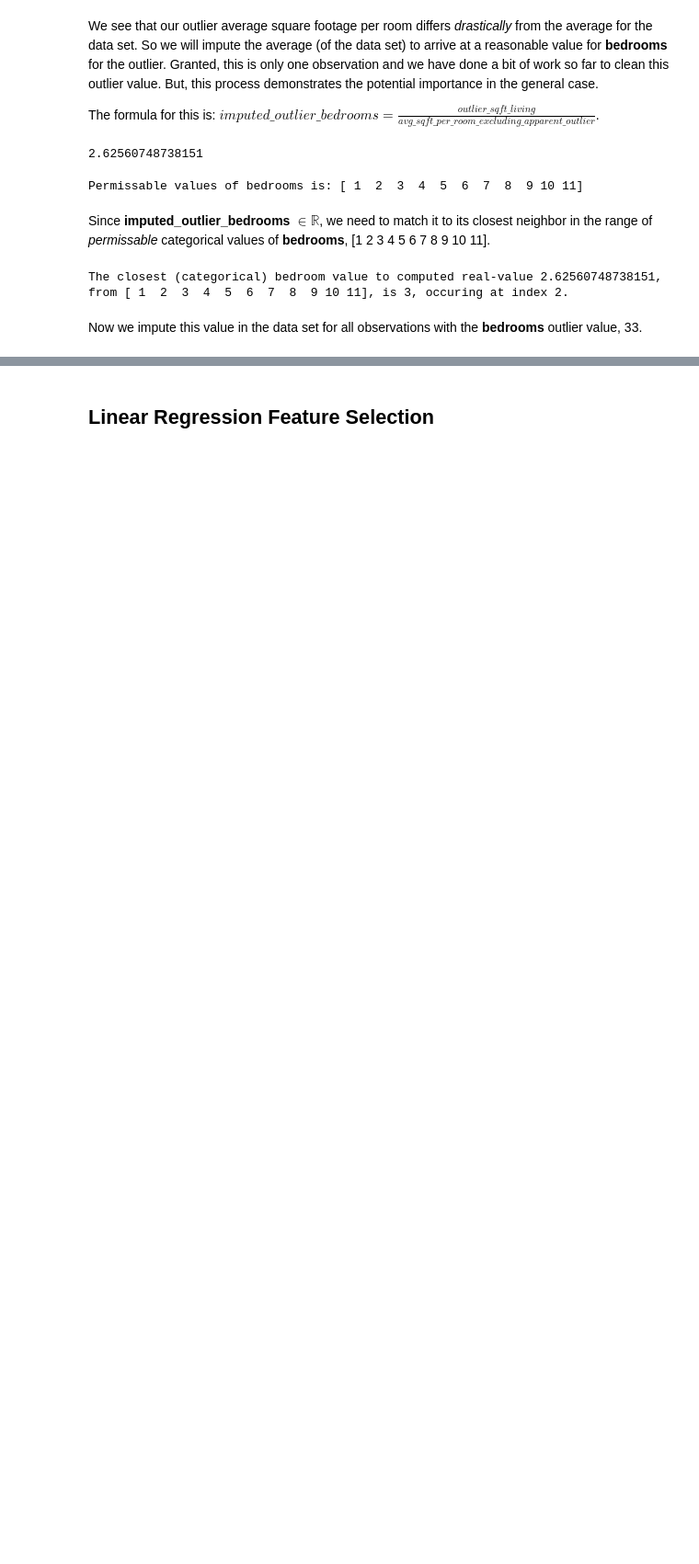
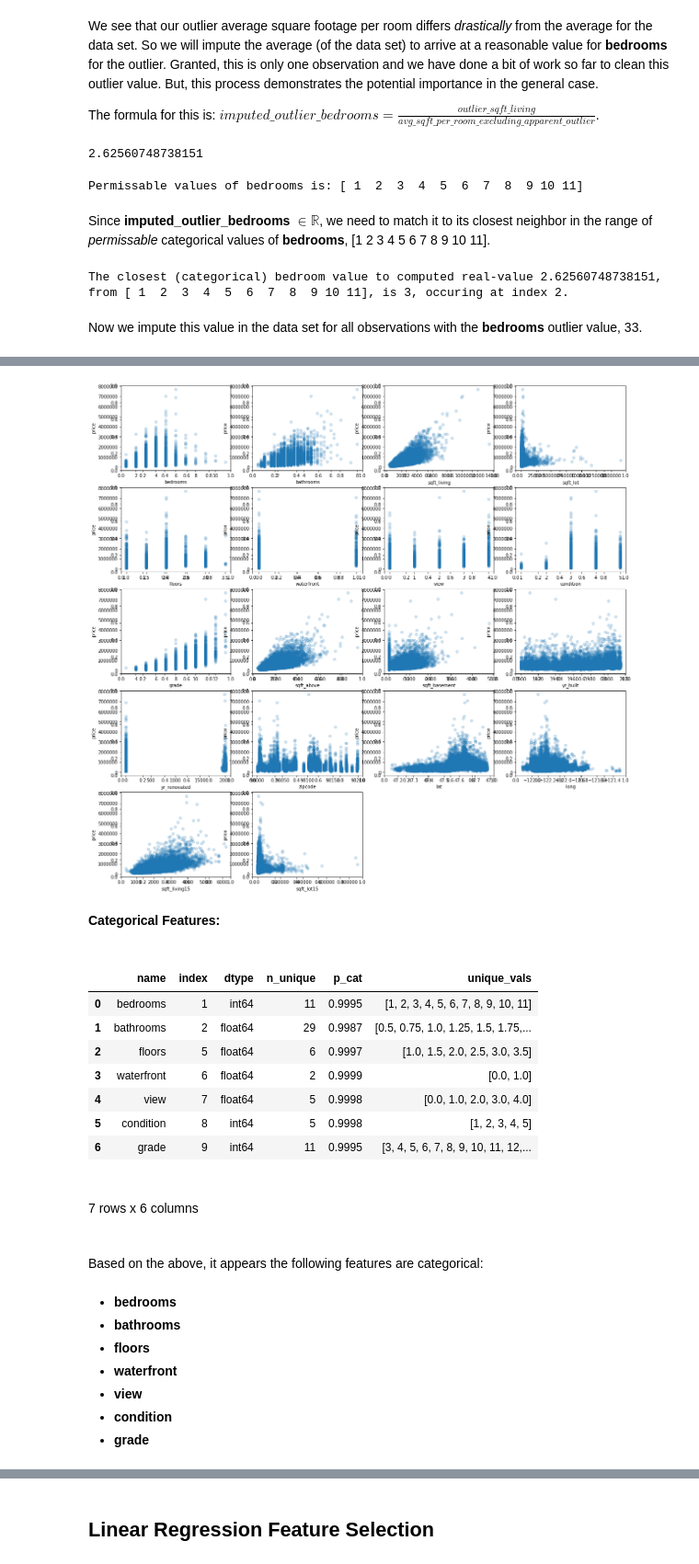
Before and after one commit to sacontreras/dsc-mod1-project, a Jupyter notebook: KingCountyHouseSales.ipynb, the cells around one changed output, grey strips where cells are left out. Shown at 92% size. Saved outputs shown, nothing was run; the diff lists cells and outputs as text; code cells hidden in the pictures; blank space fills up the shorter version.

```diff
--- a/KingCountyHouseSales.ipynb
+++ b/KingCountyHouseSales.ipynb
@@ -429,0 +881,62 @@ We use this value, again derived from observation of unique values of each featu
+# %%
+def scatter_plots(df, target):
+    # Create scatter plots
+    r_w = 20
+    r_h = 4
+
+    c_n = 4
+    r_n = len(df.columns)/c_n
+    r_n = int(r_n) + (1 if r_n % int(r_n) != 0 else 0)
+
+    fig = plt.figure(figsize=(r_w, r_h*r_n))
+
+    axes = fig.subplots(r_n, c_n)
+
+    for index, feat in enumerate(df.drop([target], axis=1)):
+        ax = fig.add_subplot(r_n, c_n, index+1)
+        plt.scatter(df[feat], df[target], alpha=0.2)
+        plt.xlabel(feat)
+        plt.ylabel(target)
+
+    flattened_axes = axes.flatten()
+    for unused in range(len(flattened_axes)-1, index, -1):
+        fig.delaxes(flattened_axes[unused])
+
+    plt.show();
+# %%
+scatter_plots(kchd_min_mc_df, target)
+
+threshold = 0.998
+kchd_cat_classification_df = classify_as_categorical(kchd_min_mc_df, threshold, False)
+display(HTML("<b>Categorical Features:</b><br><br>"))
+print_df(kchd_cat_classification_df)
+
+categorical_features = list(kchd_cat_classification_df['name'])
+continuous_features = list(kchd_min_mc_df.columns)
+s_html = "Based on the above, it appears the following features are categorical:<br><br><ul>"
+for cat_feat in categorical_features:
+    continuous_features.remove(cat_feat)
+    s_html += "<li><b>{}</b></li>".format(cat_feat)
+s_html += "</ul>"
+display(HTML(s_html))
+continuous_features.remove('price')
+# %% [output]
+[figure, added]
+Categorical Features:
+|  | name | index | dtype | n_unique | p_cat | unique_vals |
+| 0 | bedrooms | 1 | int64 | 11 | 0.9995 | [1, 2, 3, 4, 5, 6, 7, 8, 9, 10, 11] |
+| 1 | bathrooms | 2 | float64 | 29 | 0.9987 | [0.5, 0.75, 1.0, 1.25, 1.5, 1.75,... |
+| 2 | floors | 5 | float64 | 6 | 0.9997 | [1.0, 1.5, 2.0, 2.5, 3.0, 3.5] |
+| 3 | waterfront | 6 | float64 | 2 | 0.9999 | [0.0, 1.0] |
+| 4 | view | 7 | float64 | 5 | 0.9998 | [0.0, 1.0, 2.0, 3.0, 4.0] |
+| 5 | condition | 8 | int64 | 5 | 0.9998 | [1, 2, 3, 4, 5] |
+| 6 | grade | 9 | int64 | 11 | 0.9995 | [3, 4, 5, 6, 7, 8, 9, 10, 11, 12,... |
+7 rows x 6 columns
+Based on the above, it appears the following features are categorical:
+bedrooms
+bathrooms
+floors
+waterfront
+view
+condition
+grade
```
Also changed, not shown: parts of 70 cells of this notebook, 1 other file.
